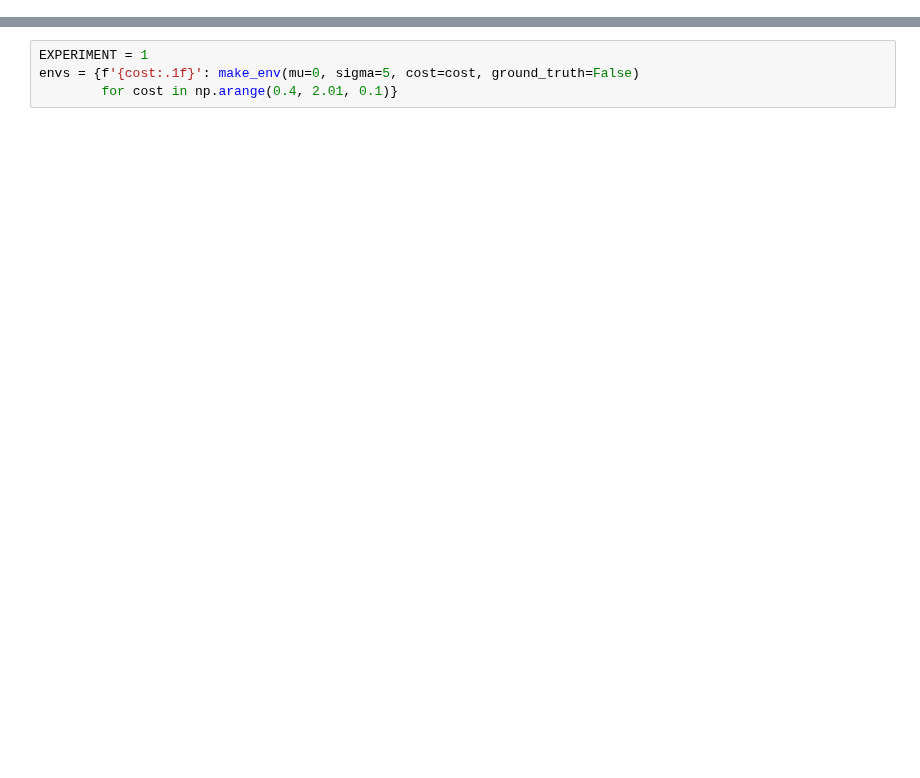
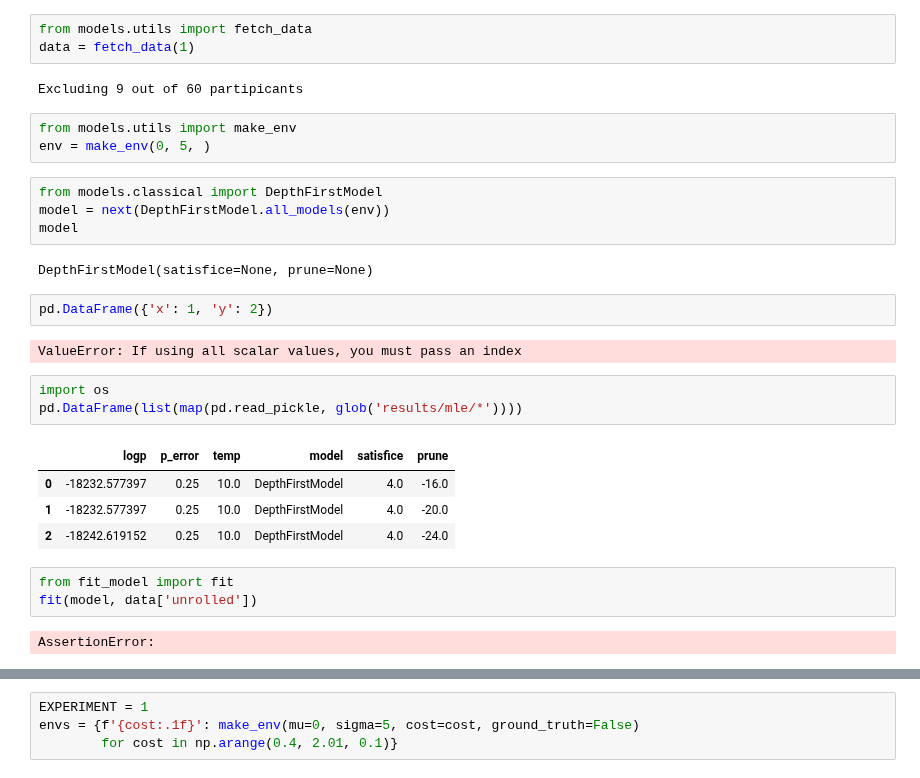
Before and after one commit to fredcallaway/planning, a Jupyter notebook: python/model_comparison_multicost.ipynb, the cells around one changed output, grey strips where cells are left out. Saved outputs shown, nothing was run; the diff lists cells and outputs as text; blank space fills up the shorter version.

```diff
--- a/python/model_comparison_multicost.ipynb
+++ b/python/model_comparison_multicost.ipynb
@@ -21,0 +19,31 @@ Error importing rpy2
+# %%
+from models.utils import fetch_data
+data = fetch_data(1)
+# %% [output]
+Excluding 9 out of 60 partipicants
+# %%
+from models.utils import make_env
+env = make_env(0, 5, )
+# %%
+from models.classical import DepthFirstModel
+model = next(DepthFirstModel.all_models(env))
+model
+# %% [output]
+DepthFirstModel(satisfice=None, prune=None)
+# %%
+pd.DataFrame({'x': 1, 'y': 2})
+# %% [output]
+ValueError: If using all scalar values, you must pass an index
+# %%
+import os
+pd.DataFrame(list(map(pd.read_pickle, glob('results/mle/*'))))
+# %% [output]
+|  | logp | p_error | temp | model | satisfice | prune |
+| 0 | -18232.577397 | 0.25 | 10.0 | DepthFirstModel | 4.0 | -16.0 |
+| 1 | -18232.577397 | 0.25 | 10.0 | DepthFirstModel | 4.0 | -20.0 |
+| 2 | -18242.619152 | 0.25 | 10.0 | DepthFirstModel | 4.0 | -24.0 |
+# %%
+from fit_model import fit
+fit(model, data['unrolled'])
+# %% [output]
+AssertionError:
```
Also changed, not shown: parts of 12 cells of this notebook.
